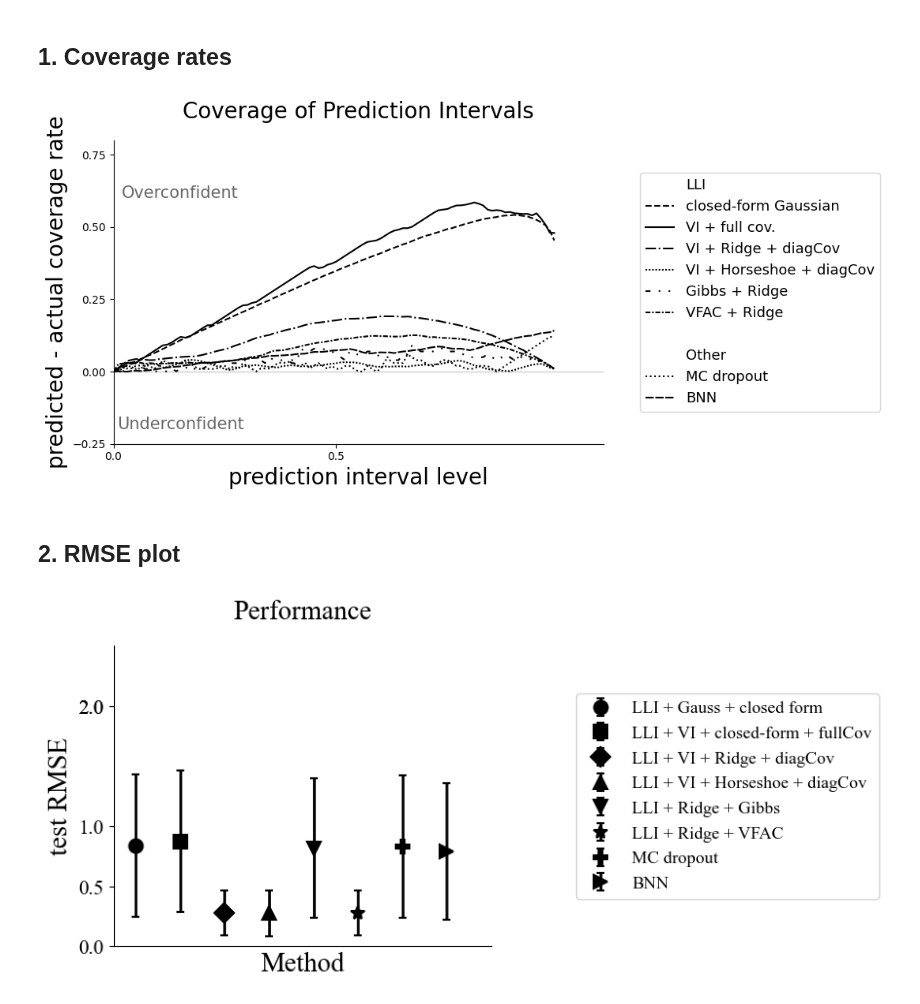
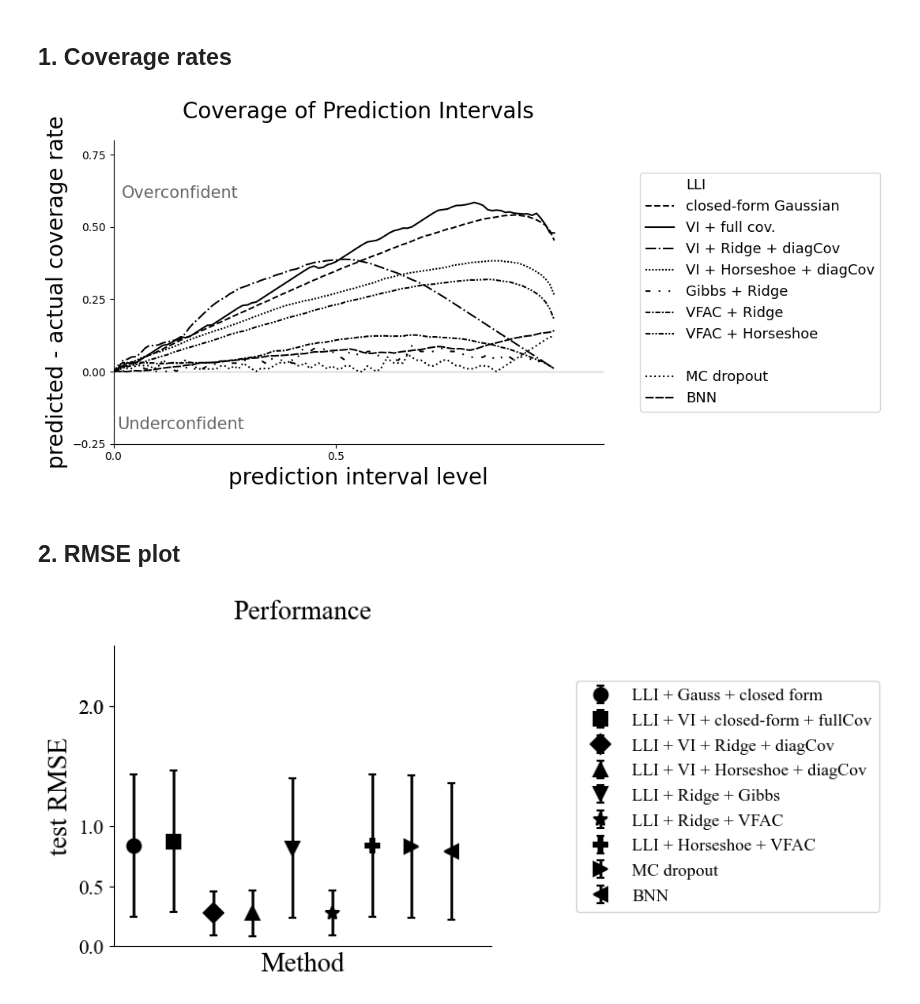
Before and after one commit to clarahoffmann/last-layer-inf, a Jupyter notebook: src/1d_regression_plot.ipynb, the cells around one changed output. Drawn from its saved outputs; the diff is of its cells as text; code cells hidden in the pictures.

Commit message:
update with horseshoe vfac + correct obs. noise var

```diff
--- a/src/1d_regression_plot.ipynb
+++ b/src/1d_regression_plot.ipynb
@@ -10,8 +10,8 @@ First, run ``run_models.sh`` to obtain the necessary data for the figure. This s
 # %% [markdown]
 ## 1. Load predictive means, variances, RMSE and prediction interval coverage rates
 # %%
-methods = ['lli_closed_form', 'lli_vi_closed_form', 'lli_vi_ridge', 'lli_vi_horseshoe',  'lli_gibbs_ridge', 'lli_vi_ridge_full_fac',  'mc_dropout', 'bnn']
-method_names = ['LLI + Gauss + closed form', 'LLI + VI + closed-form + fullCov', 'LLI + VI + Ridge + diagCov',  'LLI + VI + Horseshoe + diagCov', 'LLI + Ridge + Gibbs',  'LLI + Ridge + VFAC', 'MC dropout', 'BNN']
+methods = ['lli_closed_form', 'lli_vi_closed_form', 'lli_vi_ridge', 'lli_vi_horseshoe',  'lli_gibbs_ridge', 'lli_vi_ridge_full_fac',  'lli_vi_horseshoe_full_fac',  'mc_dropout', 'bnn']
+method_names = ['LLI + Gauss + closed form', 'LLI + VI + closed-form + fullCov', 'LLI + VI + Ridge + diagCov',  'LLI + VI + Horseshoe + diagCov', 'LLI + Ridge + Gibbs',  'LLI + Ridge + VFAC', 'LLI + Horseshoe + VFAC', 'MC dropout', 'BNN']
 #  'lli_vi_ridge', 'lli_vi_horseshoe', 'lli_gibbs_ridge',  , lli_vi_fac_ridge, lli_vi_fac_horseshoe
 dict_list = []
 for method in methods:
@@ -21,4 +21,4 @@ for method in methods:
         loaded_dict = pickle.load(f)
     dict_list.append(loaded_dict.copy())
 # %%
-linestyles =  ['dashed', '-','dashdot', (0, (1, 1)), (0, (3, 5, 1, 5, 1, 5)),  (0, (3, 1, 1, 1)), 'dotted', (0, (5, 1))] # ,  (0, (3, 5, 1, 5, 1, 5))
+linestyles =  ['dashed', '-','dashdot', (0, (1, 1)), (0, (3, 5, 1, 5, 1, 5)),  (0, (3, 1, 1, 1)),  (0, (3, 1, 1, 1, 1, 1)), 'dotted', (0, (5, 1))] # ,  (0, (3, 5, 1, 5, 1, 5))
@@ -61,10 +66,10 @@ legend_elements = [
     Line2D([0], [0], color='black', linestyle='dashdot', label='VI + Ridge + diagCov'),
     Line2D([0], [0], color='black', linestyle=(0, (1, 1)), label='VI + Horseshoe + diagCov'),
     Line2D([0], [0], color='black', linestyle=(0, (3, 5, 1, 5, 1, 5)), label='Gibbs + Ridge'),
-        Line2D([0], [0], color='black', linestyle= (0, (3, 1, 1, 1)), label='VFAC + Ridge'),
+    Line2D([0], [0], color='black', linestyle= (0, (3, 1, 1, 1)), label='VFAC + Ridge'),
+    Line2D([0], [0], color='black', linestyle= (0, (3, 1, 1, 1, 1, 1)), label='VFAC + Horseshoe'),
     Line2D([], [], **header_style, label=""),
 
-    Line2D([0], [0], **header_style, label="Other"),
     Line2D([0], [0], color='black', linestyle='dotted', label='MC dropout'),
     Line2D([0], [0], color='black', linestyle=(0, (5, 1)), label='BNN'),
 ]
@@ -72,7 +77,7 @@ legend_elements = [
 axs.legend(handles=legend_elements, loc='center right', fontsize=13, bbox_to_anchor=(1.58, 0.5))
 fig.savefig('figures/coverage.pdf', bbox_inches = 'tight')
 # %% [output]
-[figure, old version]
+[figure, new version]
 # %% [markdown]
 ## 2. RMSE plot
 # %%
@@ -81,7 +86,7 @@ plt.rcParams.update({'font.size': 15,
                     "font.serif": ["Times New Roman"]})
 
 num_points = 5   # number of methods or configurations per panel
-markers = ['o', 's', 'D', '^', 'v', '*', 'P', '>' ]
+markers = ['o', 's', 'D', '^', 'v', '*', 'P', '>', '<' ]
 # Create horizontal subplots
 fig, axs = plt.subplots(1, 1, figsize=(5, 4), sharey=False)
 
@@ -91,32 +96,32 @@ for i, (method_dict, label) in enumerate(zip(dict_list,
     axs.errorbar(
         x=i,
         y=method_dict['rmse_mean'],
         yerr=method_dict['rmse_std'],
         fmt=markers[i],
         color='black',
         markersize=10,
         capsize=3,
         linewidth=2,
         markeredgewidth=1.5,
         label = label,
     )
 axs.set_xticks([])
 axs.set_yticks([0, .5,  1, 2,  2])
-axs.set_xlim(-0.5, 8)
+axs.set_xlim(-0.5, 9)
 axs.set_ylim(0, 2.5)
 axs.set_title(f'Performance', pad = 20, size = 20)
 axs.grid(False)
 axs.spines['right'].set_visible(False)
 axs.spines['top'].set_visible(False)
 axs.set_xlabel('Method', fontsize = 20)
 axs.set_ylabel('test RMSE', fontsize = 20)
 axs.legend(loc='center right', fontsize=13, bbox_to_anchor=(2.05, 0.5))
 
 ymin, ymax = axs.get_ylim()
 offset = (ymax - ymin) * 0.15
 
 plt.tight_layout()
 plt.show()
 fig.savefig('figures/rmse.pdf', bbox_inches = 'tight')
 # %% [output]
-[figure, old version]
+[figure, new version]
```
Also changed, not shown: parts of 1 cell of this notebook.
